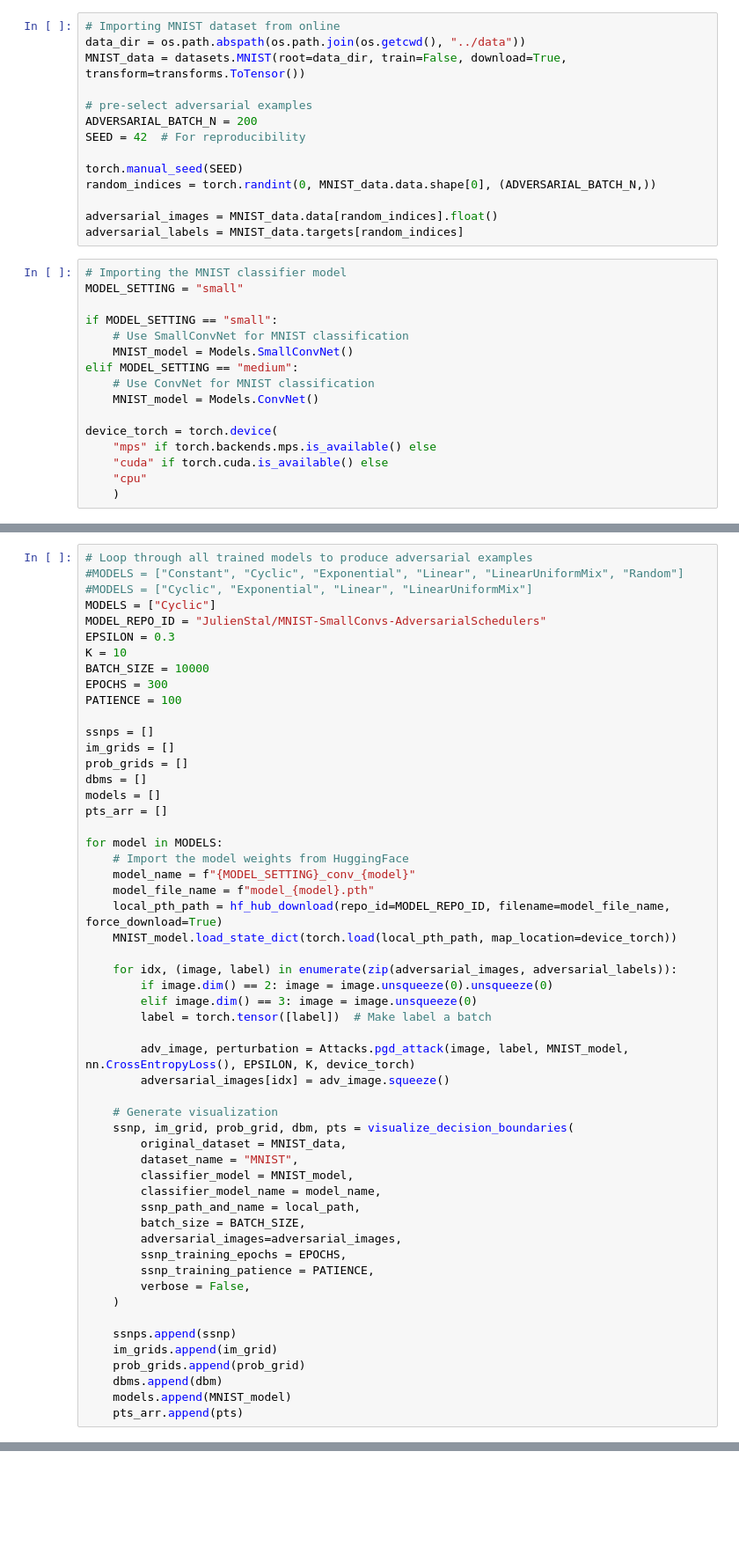
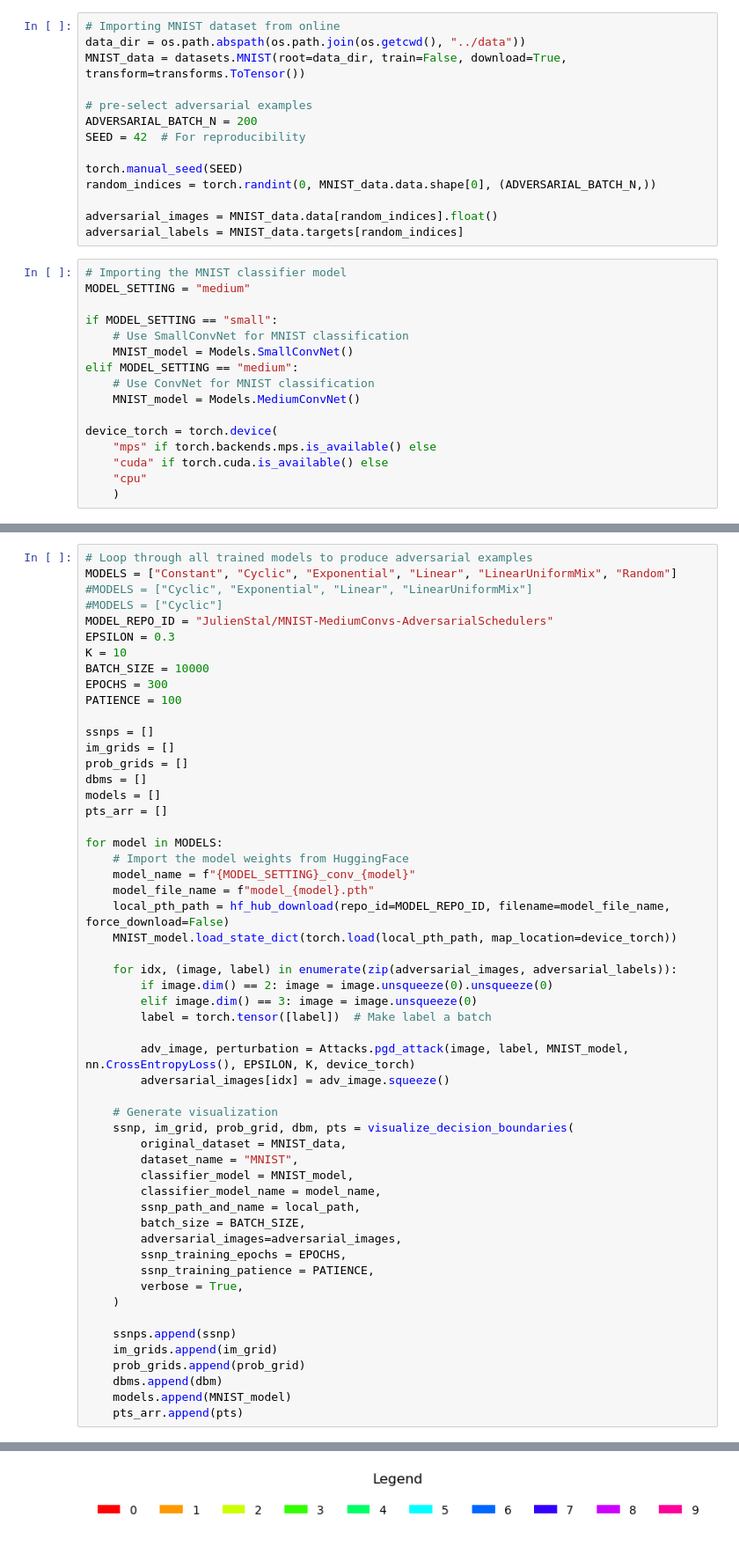
Before and after one commit to cmlavo/OPTML, a Jupyter notebook: project_code/Visualization.ipynb, the cells around one changed output, grey strips where cells are left out. Shown at 88% size. Drawn from its saved outputs; the diff is of its cells as text; blank space fills up the shorter version.

Commit message:
Final visualisation script

```diff
--- a/project_code/Visualization.ipynb
+++ b/project_code/Visualization.ipynb
@@ -31,14 +31,14 @@ adversarial_images = MNIST_data.data[random_indices].float()
 adversarial_labels = MNIST_data.targets[random_indices]
 # %%
 # Importing the MNIST classifier model
-MODEL_SETTING = "small"
+MODEL_SETTING = "medium"
 
 if MODEL_SETTING == "small":
     # Use SmallConvNet for MNIST classification
     MNIST_model = Models.SmallConvNet()
 elif MODEL_SETTING == "medium":
     # Use ConvNet for MNIST classification
-    MNIST_model = Models.ConvNet()
+    MNIST_model = Models.MediumConvNet()
 
 device_torch = torch.device(
     "mps" if torch.backends.mps.is_available() else
@@ -58,10 +58,10 @@ if IMPORT_MODEL:
     print(f"Model saved to {local_path}")
 # %%
 # Loop through all trained models to produce adversarial examples
-#MODELS = ["Constant", "Cyclic", "Exponential", "Linear", "LinearUniformMix", "Random"]
+MODELS = ["Constant", "Cyclic", "Exponential", "Linear", "LinearUniformMix", "Random"]
 #MODELS = ["Cyclic", "Exponential", "Linear", "LinearUniformMix"]
-MODELS = ["Cyclic"]
-MODEL_REPO_ID = "JulienStal/MNIST-SmallConvs-AdversarialSchedulers"
+#MODELS = ["Cyclic"]
+MODEL_REPO_ID = "JulienStal/MNIST-MediumConvs-AdversarialSchedulers"
 EPSILON = 0.3
 K = 10
 BATCH_SIZE = 10000
@@ -79,7 +79,7 @@ for model in MODELS:
     # Import the model weights from HuggingFace
     model_name = f"{MODEL_SETTING}_conv_{model}"
     model_file_name = f"model_{model}.pth"
-    local_pth_path = hf_hub_download(repo_id=MODEL_REPO_ID, filename=model_file_name, force_download=True)
+    local_pth_path = hf_hub_download(repo_id=MODEL_REPO_ID, filename=model_file_name, force_download=False)
     MNIST_model.load_state_dict(torch.load(local_pth_path, map_location=device_torch))
 
     for idx, (image, label) in enumerate(zip(adversarial_images, adversarial_labels)):
@@ -101,7 +101,7 @@ for model in MODELS:
         adversarial_images=adversarial_images,
         ssnp_training_epochs = EPOCHS,
         ssnp_training_patience = PATIENCE,
-        verbose = False,
+        verbose = True,
     )
 
     ssnps.append(ssnp)
@@ -110,3 +110,4 @@ for model in MODELS:
     dbms.append(dbm)
     models.append(MNIST_model)
     pts_arr.append(pts)
+# %% [output]
@@ -112,0 +141 @@ for model in MODELS:
+[figure, added]
```
Also changed, not shown: parts of 5 cells of this notebook, 1 other file.
